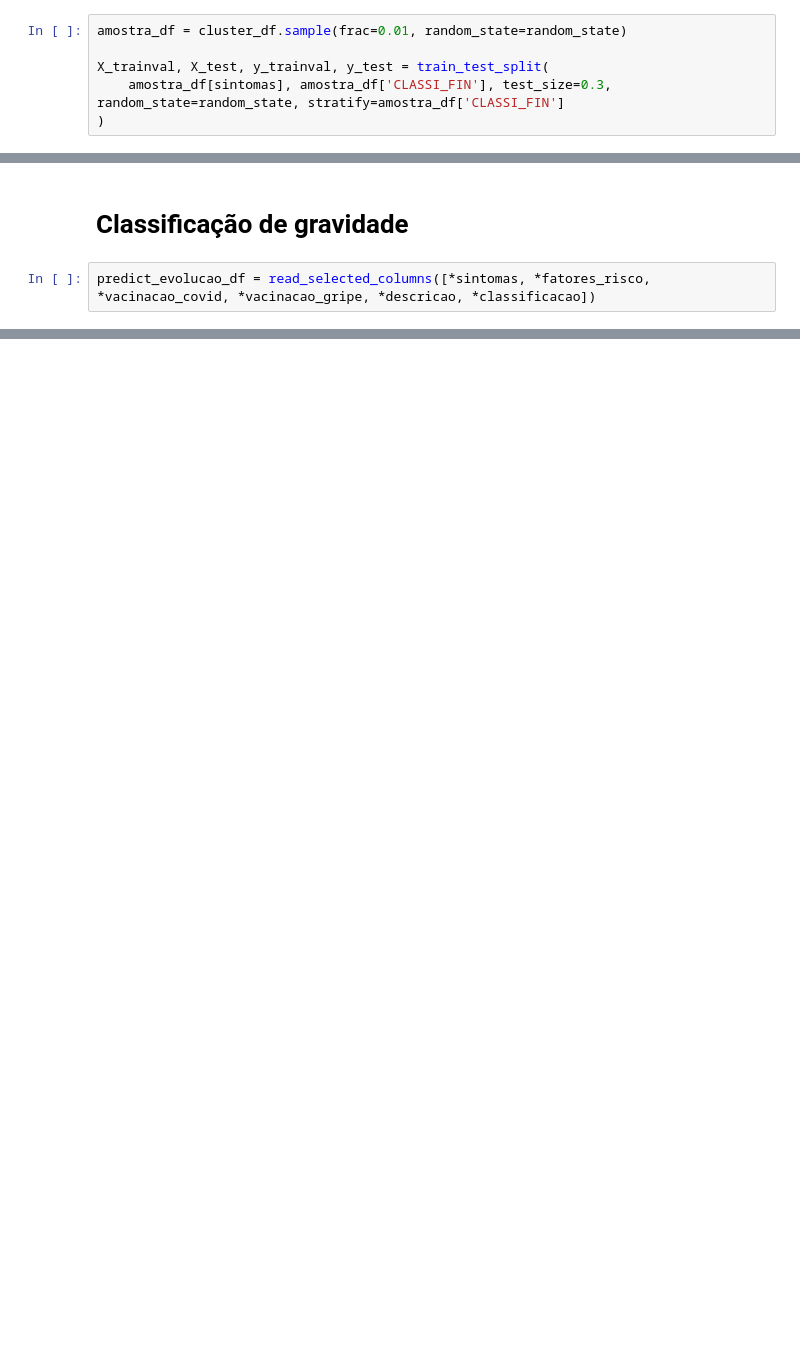
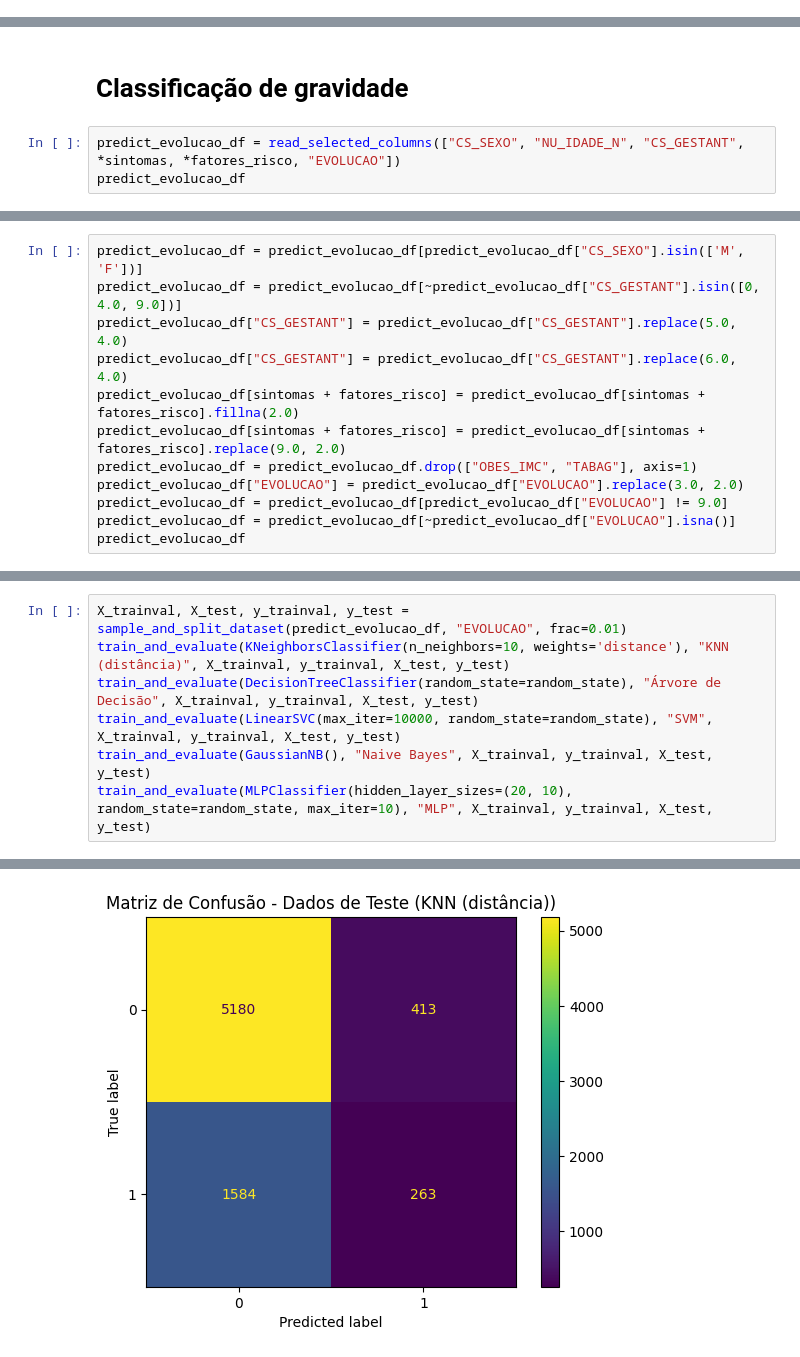
Before and after one commit to hOtoch/2025-1-P1-Analise-e-previsao-SRAG, a Jupyter notebook: analise_srag.ipynb, the cells around one changed output, grey strips where cells are left out. Drawn from its saved outputs; the diff is of its cells as text; blank space fills up the shorter version.

Commit message:
feat: predicao de evolucao da doenca

```diff
--- a/analise_srag.ipynb
+++ b/analise_srag.ipynb
@@ -556,9 +559,3 @@ plt.show()
 Apesar dos sintomas serem estatisticamente relevantes, a clusterização com PCA usando apenas eles como dados não revelou informações úteis. A covid que tem mais casos tomou todo o gráfico e as outras classificações ficaram espalhadas sem padrão visível.
 
 Este resultado é um indício de que as classificações no espaço de sintomas não são linearmente separáveis.
-# %%
-amostra_df = cluster_df.sample(frac=0.01, random_state=random_state)
-
-X_trainval, X_test, y_trainval, y_test = train_test_split(
-    amostra_df[sintomas], amostra_df['CLASSI_FIN'], test_size=0.3, random_state=random_state, stratify=amostra_df['CLASSI_FIN']
-)
@@ -693,5 +688,6 @@ plt.show()
 # %% [markdown]
 # Classificação de gravidade
 # %%
-predict_evolucao_df = read_selected_columns([*sintomas, *fatores_risco, *vacinacao_covid, *vacinacao_gripe, *descricao, *classificacao])
+predict_evolucao_df = read_selected_columns(["CS_SEXO", "NU_IDADE_N", "CS_GESTANT", *sintomas, *fatores_risco, "EVOLUCAO"])
+predict_evolucao_df
 # %% [output]
@@ -701,0 +711,12 @@ Lendo arquivo: INFLUD23-26-06-2025.csv
+# %%
+predict_evolucao_df = predict_evolucao_df[predict_evolucao_df["CS_SEXO"].isin(['M', 'F'])]
+predict_evolucao_df = predict_evolucao_df[~predict_evolucao_df["CS_GESTANT"].isin([0, 4.0, 9.0])]
+predict_evolucao_df["CS_GESTANT"] = predict_evolucao_df["CS_GESTANT"].replace(5.0, 4.0)
+predict_evolucao_df["CS_GESTANT"] = predict_evolucao_df["CS_GESTANT"].replace(6.0, 4.0)
+predict_evolucao_df[sintomas + fatores_risco] = predict_evolucao_df[sintomas + fatores_risco].fillna(2.0)
+predict_evolucao_df[sintomas + fatores_risco] = predict_evolucao_df[sintomas + fatores_risco].replace(9.0, 2.0)
+predict_evolucao_df = predict_evolucao_df.drop(["OBES_IMC", "TABAG"], axis=1)
+predict_evolucao_df["EVOLUCAO"] = predict_evolucao_df["EVOLUCAO"].replace(3.0, 2.0)
+predict_evolucao_df = predict_evolucao_df[predict_evolucao_df["EVOLUCAO"] != 9.0]
+predict_evolucao_df = predict_evolucao_df[~predict_evolucao_df["EVOLUCAO"].isna()]
+predict_evolucao_df
@@ -701,0 +737,8 @@ Lendo arquivo: INFLUD23-26-06-2025.csv
+# %%
+X_trainval, X_test, y_trainval, y_test = sample_and_split_dataset(predict_evolucao_df, "EVOLUCAO", frac=0.01)
+train_and_evaluate(KNeighborsClassifier(n_neighbors=10, weights='distance'), "KNN (distância)", X_trainval, y_trainval, X_test, y_test)
+train_and_evaluate(DecisionTreeClassifier(random_state=random_state), "Árvore de Decisão", X_trainval, y_trainval, X_test, y_test)
+train_and_evaluate(LinearSVC(max_iter=10000, random_state=random_state), "SVM", X_trainval, y_trainval, X_test, y_test)
+train_and_evaluate(GaussianNB(), "Naive Bayes", X_trainval, y_trainval, X_test, y_test)
+train_and_evaluate(MLPClassifier(hidden_layer_sizes=(20, 10), random_state=random_state, max_iter=10), "MLP", X_trainval, y_trainval, X_test, y_test)
+# %% [output]
@@ -701,0 +757 @@ Lendo arquivo: INFLUD23-26-06-2025.csv
+[figure, added]
```
Also changed, not shown: parts of 19 cells of this notebook.
